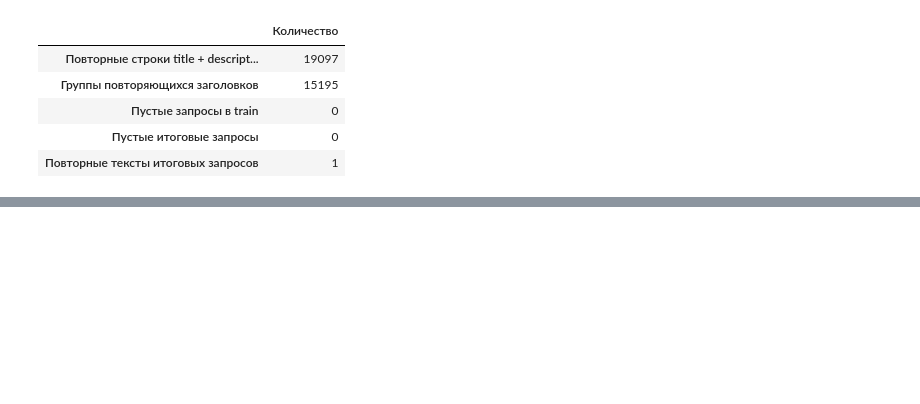
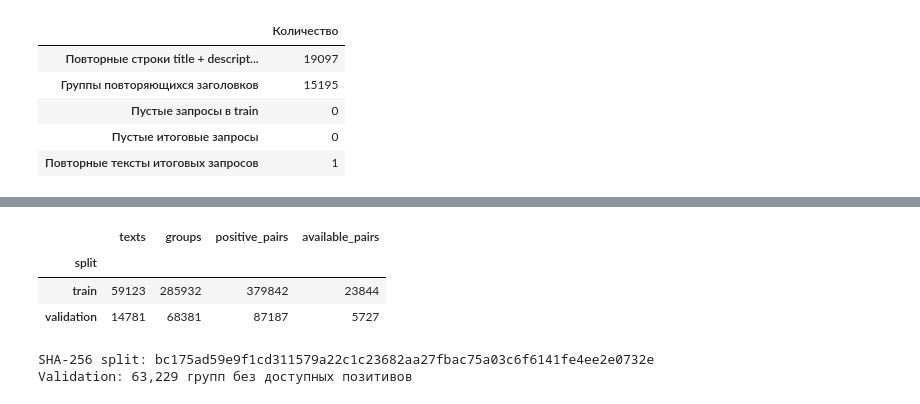
Before and after one commit to alexiva05/avito-service-search, a Jupyter notebook: solution.ipynb, the cells around one changed output, grey strips where cells are left out. Saved outputs shown, nothing was run; the diff lists cells and outputs as text; code cells hidden in the pictures; blank space fills up the shorter version.

```diff
--- a/solution.ipynb
+++ b/solution.ipynb
@@ -13,11 +7,19 @@
 # %%
 from pathlib import Path
+import gc
 import hashlib
+import json
+import os
 import importlib.metadata
 import platform
 import random
 import shutil
 import subprocess
+from time import perf_counter
+
+import bm25s
+import torch
+from sklearn.model_selection import train_test_split
 
 import numpy as np
 import pandas as pd
@@ -27,6 +29,13 @@ from IPython.display import display
 
 DATA_DIR = Path("dataset")
 SEED = 42
+DEVICE_REQUEST = os.environ.get("AVITO_DEVICE", "auto").lower()
+VALIDATION_SIZE = 0.2
+SPLIT_PATH = Path("split.csv")
+EXPERIMENTS_PATH = Path("experiments.csv")
+BM25_CONFIG = {"k1": 1.2, "b": 0.75, "method": "lucene", "backend": "numpy"}
+TOKEN_PATTERN = r"(?u)\b\w+\b"
+RECALL_K = (1, 5, 10, 20, 50)
 random.seed(SEED)
 np.random.seed(SEED)
 pd.set_option("display.max_colwidth", 100)
@@ -417,0 +453,47 @@ display(pd.Series(resource_info["versions"], name="Версия библиоте
+# %%
+items = pd.read_parquet(DATA_DIR / "benchmark_items.parquet").sort_values("item_id").reset_index(drop=True)
+train = pd.read_parquet(DATA_DIR / "train.parquet", columns=QUERY_FIELDS + ["item_id"])
+train["search_query"] = normalize_text(train["search_query"])
+texts = np.sort(train["search_query"].unique())
+train_texts, validation_texts = train_test_split(
+    texts, test_size=VALIDATION_SIZE, random_state=SEED, shuffle=True)
+validation_texts = set(validation_texts)
+text_ids = {text: hashlib.sha256(text.encode("utf-8")).hexdigest() for text in texts}
+split = pd.DataFrame({
+    "text_id": [text_ids[text] for text in texts],
+    "split": ["validation" if text in validation_texts else "train" for text in texts],
+}).sort_values("text_id").reset_index(drop=True)
+assert split["text_id"].is_unique
+if SPLIT_PATH.exists():
+    pd.testing.assert_frame_equal(pd.read_csv(SPLIT_PATH), split)
+else:
+    split.to_csv(SPLIT_PATH, index=False)
+SPLIT_HASH = sha256(SPLIT_PATH)
+
+train["group_id"] = train.groupby(QUERY_FIELDS, dropna=False, sort=True).ngroup()
+train["split"] = np.where(train["search_query"].isin(validation_texts), "validation", "train")
+assert train.groupby("group_id")["split"].nunique().eq(1).all()
+assert set(train_texts).isdisjoint(validation_texts)
+assert len(train_texts) + len(validation_texts) == len(texts)
+pairs = train[["group_id", "item_id"]].drop_duplicates()
+queries = train.drop_duplicates("group_id").set_index("group_id")[["search_query", "split"]]
+queries["positives"] = pairs.groupby("group_id")["item_id"].agg(frozenset)
+corpus_ids = frozenset(items["item_id"])
+queries["available"] = queries["positives"].map(lambda values: values & corpus_ids)
+queries["n_positives"] = queries["positives"].map(len)
+queries["n_available"] = queries["available"].map(len)
+validation = queries.loc[queries["split"].eq("validation")].copy()
+assert queries["n_positives"].gt(0).all()
+assert len(pairs) == summary["unique_positive_pairs"]
+display(queries.groupby("split").agg(
+    texts=("search_query", "nunique"), groups=("search_query", "size"),
+    positive_pairs=("n_positives", "sum"), available_pairs=("n_available", "sum")))
+print(f"SHA-256 split: {SPLIT_HASH}")
+print(f"Validation: {validation.n_available.eq(0).sum():,} групп без доступных позитивов")
+# %% [output]
+|  | texts | groups | positive_pairs | available_pairs |
+| split |  |  |  |  |
+| train | 59123 | 285932 | 379842 | 23844 |
+| validation | 14781 | 68381 | 87187 | 5727 |
+SHA-256 split: bc175ad59e9f1cd311579a22c1c23682aa27fbac75a03c6f6141fe4ee2e0732e
+Validation: 63,229 групп без доступных позитивов
```
Also changed, not shown: parts of 29 cells of this notebook, 3 other files.
